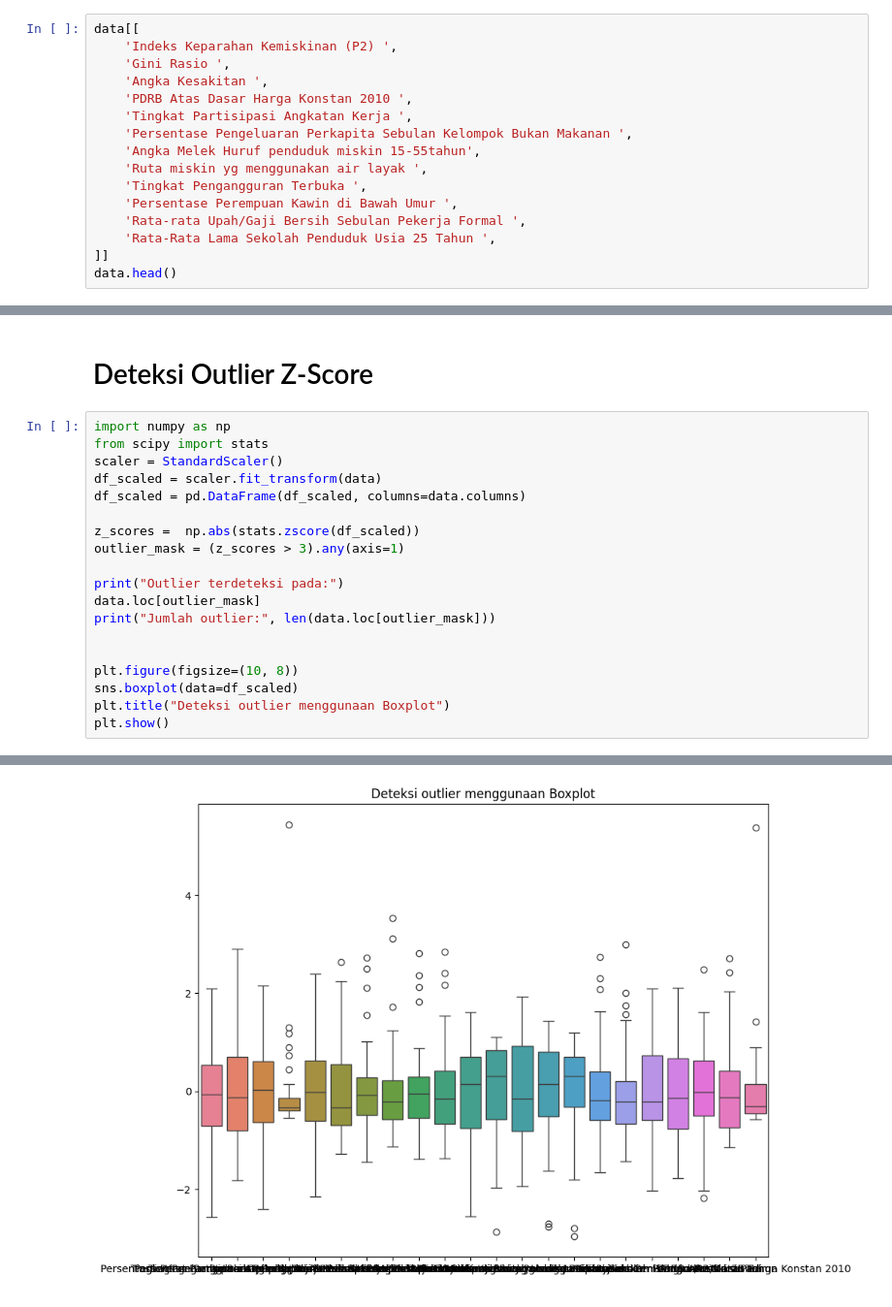
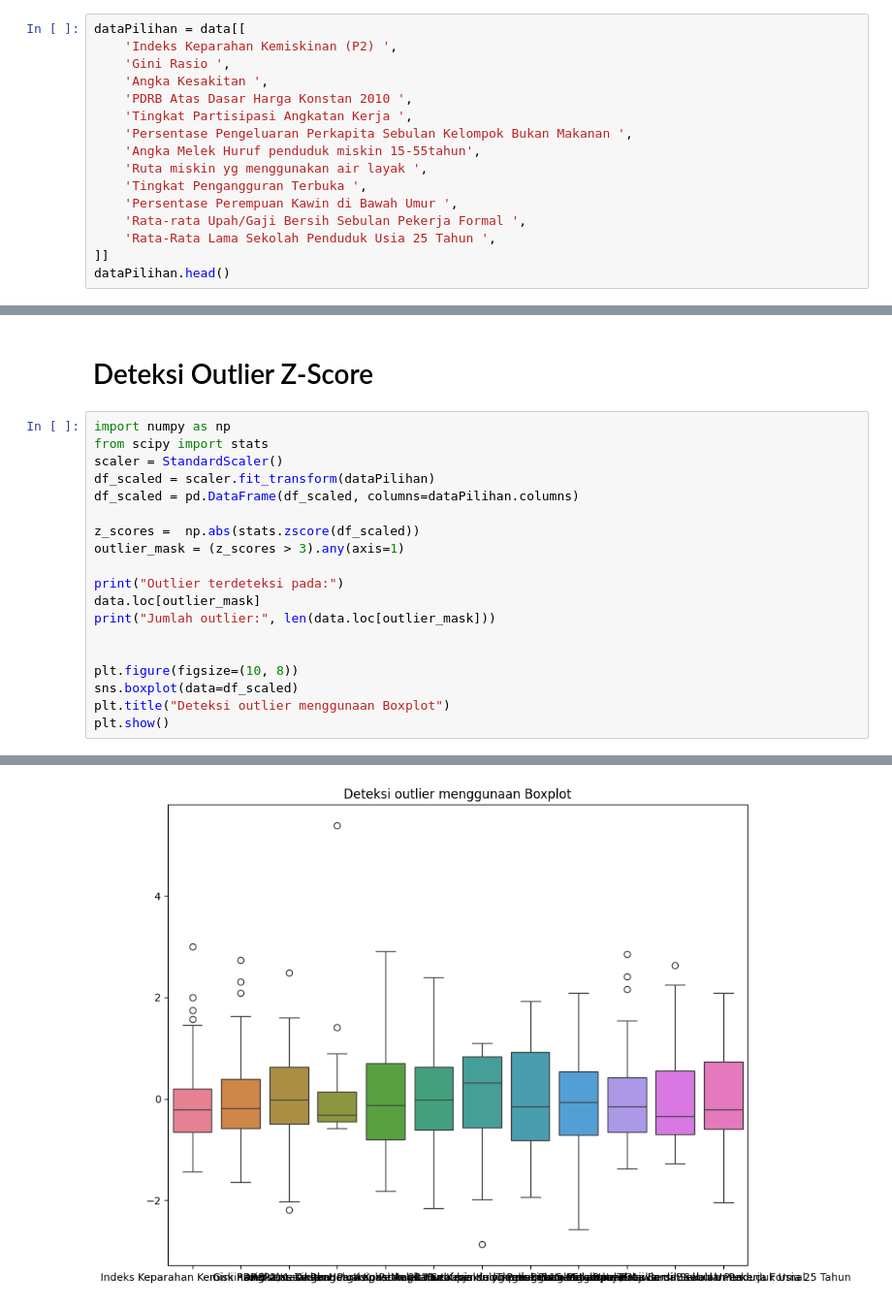
Before and after one commit to yowxy/Analysys-Factor-based-on-Study-Case, a Jupyter notebook: index.ipynb, the cells around one changed output, grey strips where cells are left out. Shown at 97% size. Cells and saved outputs as stored; diff of their text form.

```diff
--- a/index.ipynb
+++ b/index.ipynb
@@ -64,7 +64,7 @@ data.head()
 # %% [markdown]
 # Menentukan Variabel
 # %%
-data[[
+dataPilihan = data[[
     'Indeks Keparahan Kemiskinan (P2) ',
     'Gini Rasio ',
     'Angka Kesakitan ',
@@ -78,5 +78,5 @@ data[[
     'Rata-rata Upah/Gaji Bersih Sebulan Pekerja Formal ',
     'Rata-Rata Lama Sekolah Penduduk Usia 25 Tahun ',
 ]]
-data.head()
+dataPilihan.head()
 # %% [output]
@@ -94,8 +93,8 @@ data.head()
 import numpy as np
 from scipy import stats
 scaler = StandardScaler()
-df_scaled = scaler.fit_transform(data)
-df_scaled = pd.DataFrame(df_scaled, columns=data.columns)
+df_scaled = scaler.fit_transform(dataPilihan)
+df_scaled = pd.DataFrame(df_scaled, columns=dataPilihan.columns)
 
 z_scores =  np.abs(stats.zscore(df_scaled))
 outlier_mask = (z_scores > 3).any(axis=1)
@@ -115 +114 @@ Jumlah outlier: 2
-[figure, old version]
+[figure, new version]
```
Also changed, not shown: parts of 5 cells of this notebook.
